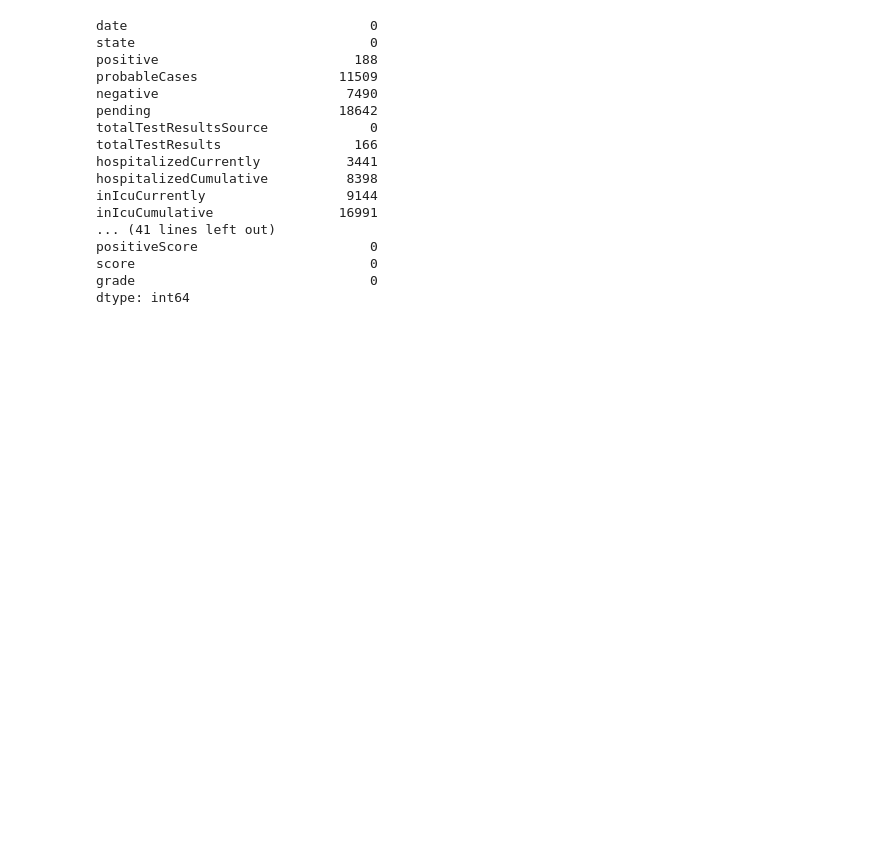
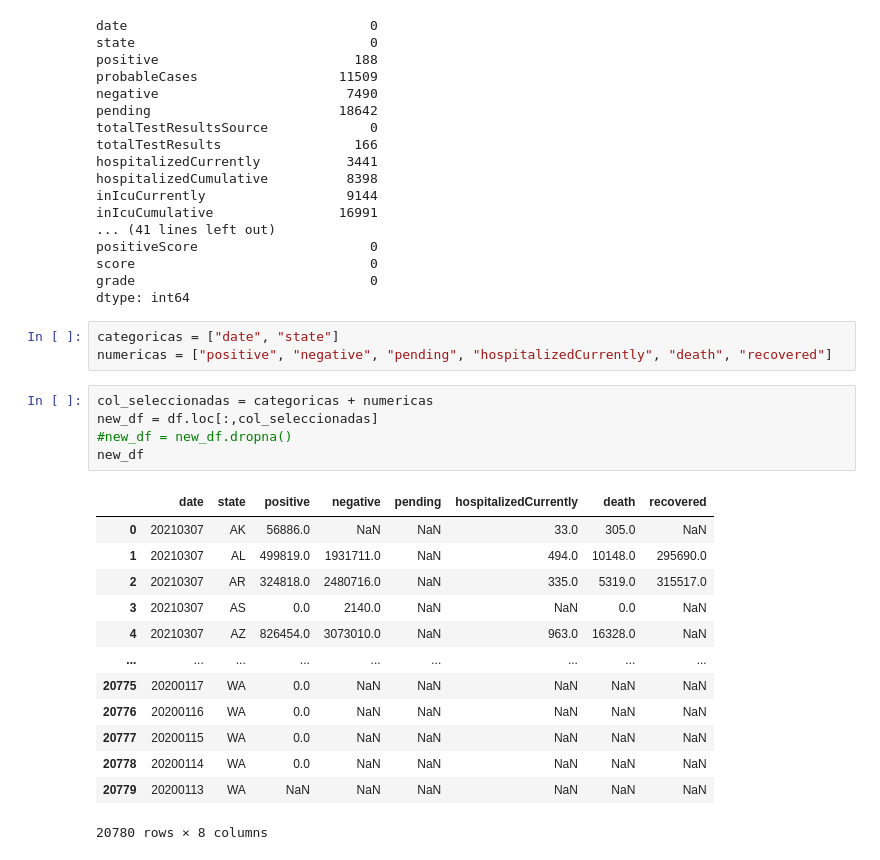
Before and after one commit to AI-School-F5-P2/proyecto_Datathon_equipo_5, a Jupyter notebook: main.ipynb, the cells around one changed output. Drawn from its saved outputs; the diff is of its cells as text; blank space fills up the shorter version.

```diff
--- a/main.ipynb
+++ b/main.ipynb
@@ -67,3 +68,25 @@ positiveScore                      0
 score                              0
 grade                              0
 dtype: int64
+# %%
+categoricas = ["date", "state"]
+numericas = ["positive", "negative", "pending", "hospitalizedCurrently", "death", "recovered"]
+# %%
+col_seleccionadas = categoricas + numericas
+new_df = df.loc[:,col_seleccionadas]
+#new_df = new_df.dropna()
+new_df
+# %% [output]
+|  | date | state | positive | negative | pending | hospitalizedCurrently | death | recovered |
+| 0 | 20210307 | AK | 56886.0 | NaN | NaN | 33.0 | 305.0 | NaN |
+| 1 | 20210307 | AL | 499819.0 | 1931711.0 | NaN | 494.0 | 10148.0 | 295690.0 |
+| 2 | 20210307 | AR | 324818.0 | 2480716.0 | NaN | 335.0 | 5319.0 | 315517.0 |
+| 3 | 20210307 | AS | 0.0 | 2140.0 | NaN | NaN | 0.0 | NaN |
+| 4 | 20210307 | AZ | 826454.0 | 3073010.0 | NaN | 963.0 | 16328.0 | NaN |
+| ... | ... | ... | ... | ... | ... | ... | ... | ... |
+| 20775 | 20200117 | WA | 0.0 | NaN | NaN | NaN | NaN | NaN |
+| 20776 | 20200116 | WA | 0.0 | NaN | NaN | NaN | NaN | NaN |
+| 20777 | 20200115 | WA | 0.0 | NaN | NaN | NaN | NaN | NaN |
+| 20778 | 20200114 | WA | 0.0 | NaN | NaN | NaN | NaN | NaN |
+| 20779 | 20200113 | WA | NaN | NaN | NaN | NaN | NaN | NaN |
+20780 rows × 8 columns
```
Also changed, not shown: parts of 2 cells of this notebook.
